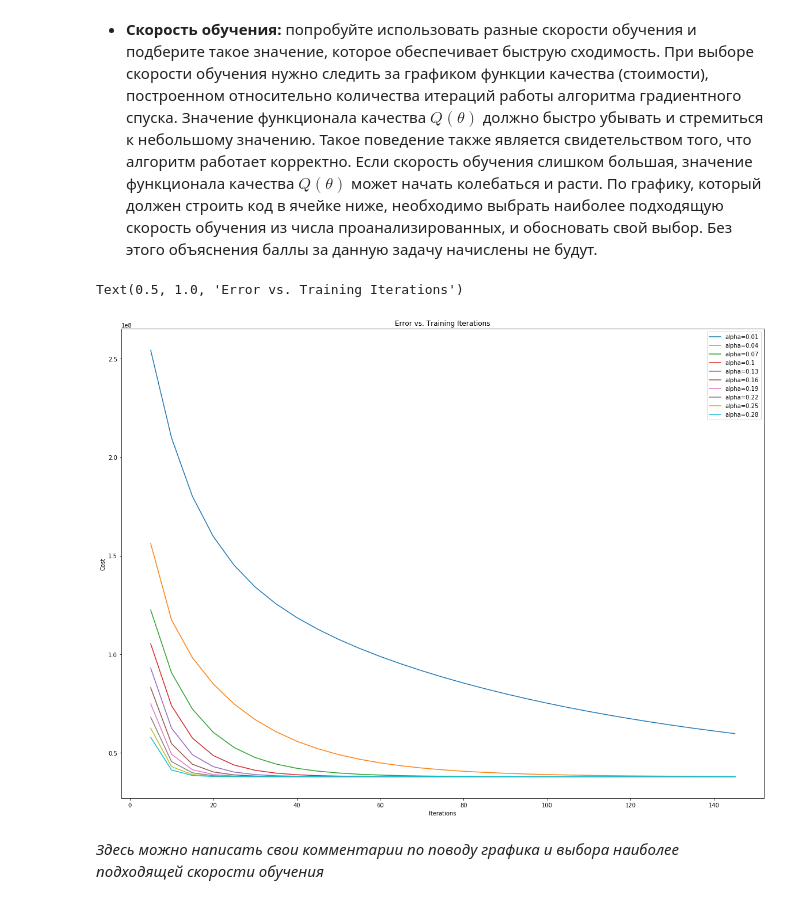
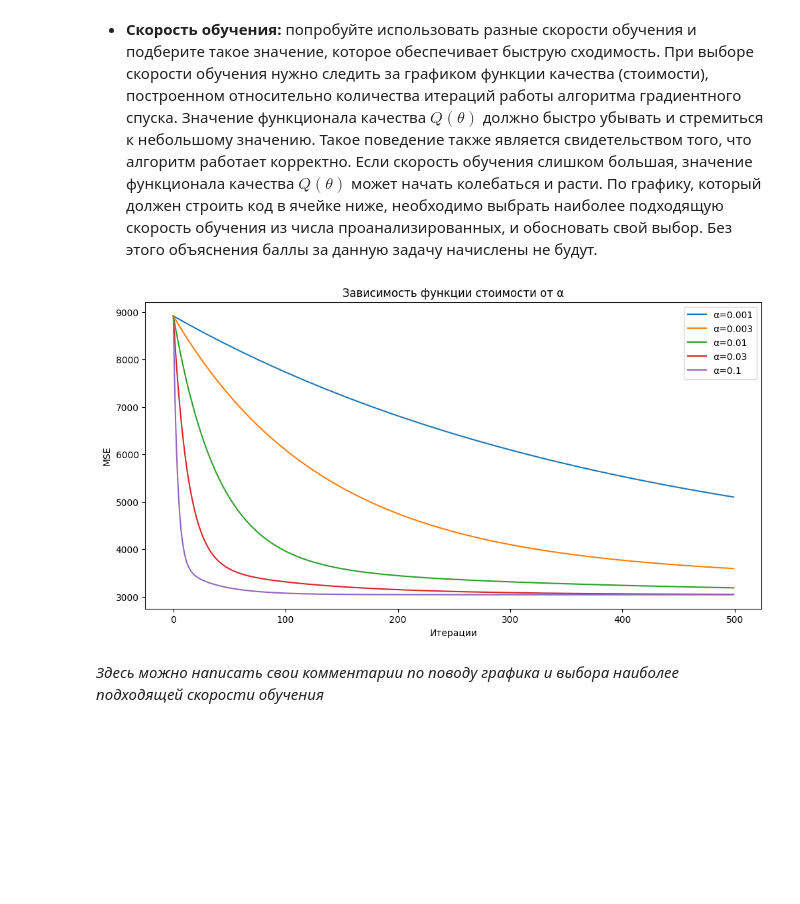
Before and after one commit to ArseniiMaiorov/GeoscnVert, a Jupyter notebook: regression_assignment.ipynb, the cells around one changed output. Cells and saved outputs as stored; diff of their text form; code cells hidden in the pictures; blank space fills up the shorter version.

```diff
--- a/regression_assignment.ipynb
+++ b/regression_assignment.ipynb
@@ -243,30 +249,25 @@ print(my_model)
 # %% [markdown]
 * **Скорость обучения:** попробуйте использовать разные скорости обучения и подберите такое значение, которое обеспечивает быструю сходимость. При выборе скорости обучения нужно следить за графиком функции качества (стоимости), построенном относительно количества итераций работы алгоритма градиентного спуска. Значение функционала качества $Q(\theta)$ должно быстро убывать и стремиться к небольшому значению. Такое поведение также является свидетельством того, что алгоритм работает корректно. Если скорость обучения слишком большая, значение функционала качества $Q(\theta)$ может начать колебаться и расти. По графику, который должен строить код в ячейке ниже, необходимо выбрать наиболее подходящую скорость обучения из числа проанализированных, и обосновать свой выбор. Без этого объяснения баллы за данную задачу начислены не будут.
-# %%
-# Используйте следующий код, чтобы построить график скорости обучения.
-# Для построения графика функции качества необходимо заполнить списки iters и costs
-# Можно построить несколько кривых на одном графике, соответствующих разным скоростям обучения, чтобы выбрать наилучшую
-#
-
-plt.figure(figsize=(20, 15))
-# поместите сюда ваш код
-iters = []
-
-for i in range(0, 90, 10): # <- эти параметры имеет смысл подобрать самостоятельно
-    my_model.alpha = i / 100
-    costs = []
-    for j in iters:
-        costs.append(my_model.fit_with_GD(X_train, y_train, j))
-    plt.plot(iters, costs)
-
-
-# не забудьте про легенду
-plt.xlabel('Количество итераций')
-plt.ylabel(r'Функция качества $Q(\theta)$')
-plt.title('Зависимость суммарной ошибки на обучающей выборке от количества итераций')
-# %% [output]
-Text(0.5, 1.0, 'Error vs. Training Iterations')
-[figure, removed]
+# %%
+# Инициализация модели
+model = LinearRegressionModel()
+
+# Эксперименты с разными alpha
+alphas = [0.001, 0.003, 0.01, 0.03, 0.1]
+plt.figure(figsize=(12, 6))
+
+for alpha in alphas:
+    model = LinearRegressionModel()
+    model.fit(X_train, y_train, alpha=alpha, iters=500)
+    plt.plot(model.cost_history, label=f'α={alpha}')
+
+plt.title('Зависимость функции стоимости от α')
+plt.xlabel('Итерации')
+plt.ylabel('MSE')
+plt.legend()
+plt.show()
+# %% [output]
+[figure, added]
 # %% [markdown]
 *Здесь можно написать свои комментарии по поводу графика и выбора наиболее подходящей скорости обучения*
 # %% [markdown]
```
Also changed, not shown: parts of 19 cells of this notebook.
